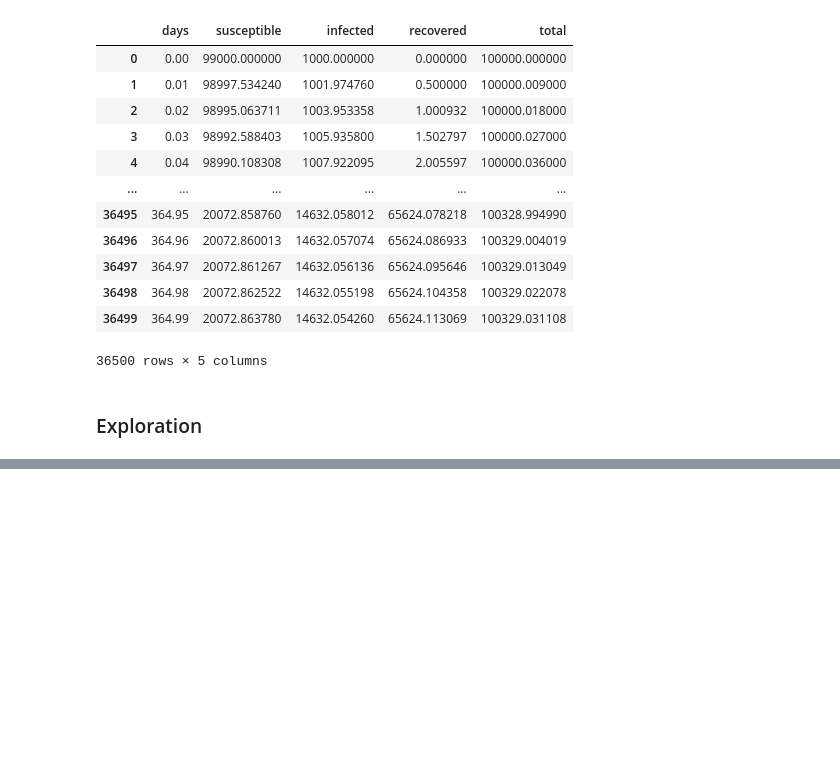
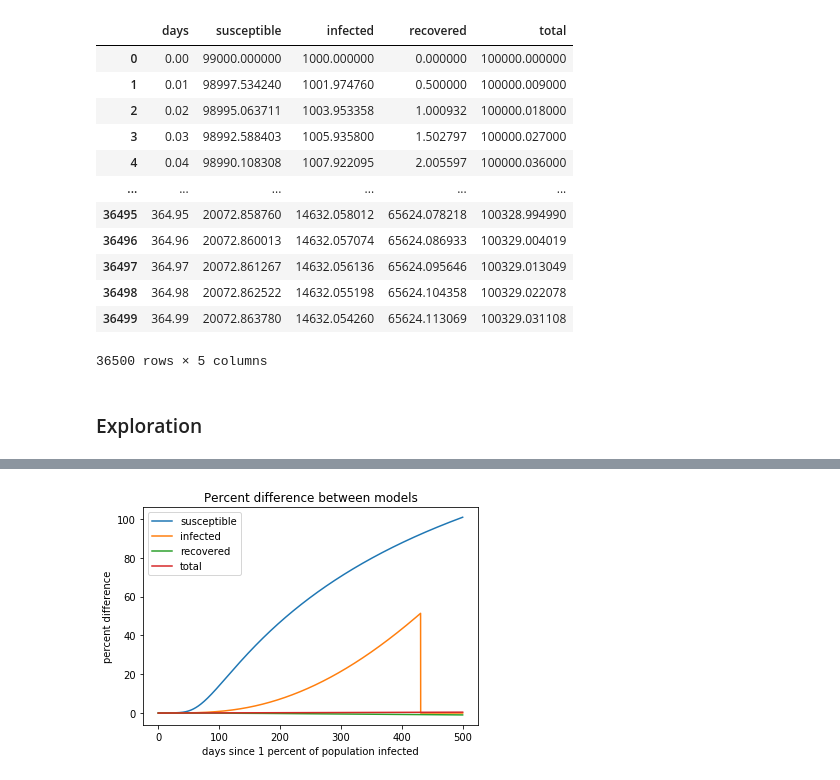
Before and after one commit to jsimpson2020/CODESIR, a Jupyter notebook: Research Question Exploration Notebook.ipynb, the cells around one changed output, grey strips where cells are left out. Cells and saved outputs as stored; diff of their text form; code cells hidden in the pictures; blank space fills up the shorter version.

```diff
--- a/Research Question Exploration Notebook.ipynb
+++ b/Research Question Exploration Notebook.ipynb
@@ -212,0 +283,2 @@ mf.PlotSIR(t=h.days, S=f.susceptible, I=f.infected, R=f.recovered, N=f.total,
+# %%
+g.infected = g.infected.replace(g.infected[43087:], 0.0)
@@ -212,0 +301,8 @@ mf.PlotSIR(t=h.days, S=f.susceptible, I=f.infected, R=f.recovered, N=f.total,
+# %%
+mf.PlotSIR(t=h.days, S=g.susceptible, I=g.infected, R=g.recovered, N=g.total,
+       title='Percent difference between models', legend_location='upper left',
+           xlabel='days since 1 percent of population infected',
+       ylabel='percent difference', plotname='SIRbdcomparisonpd.png',
+          plotsave=True)
+# %% [output]
+[figure, added]
```
Also changed, not shown: parts of 36 cells of this notebook, 18 other files.
